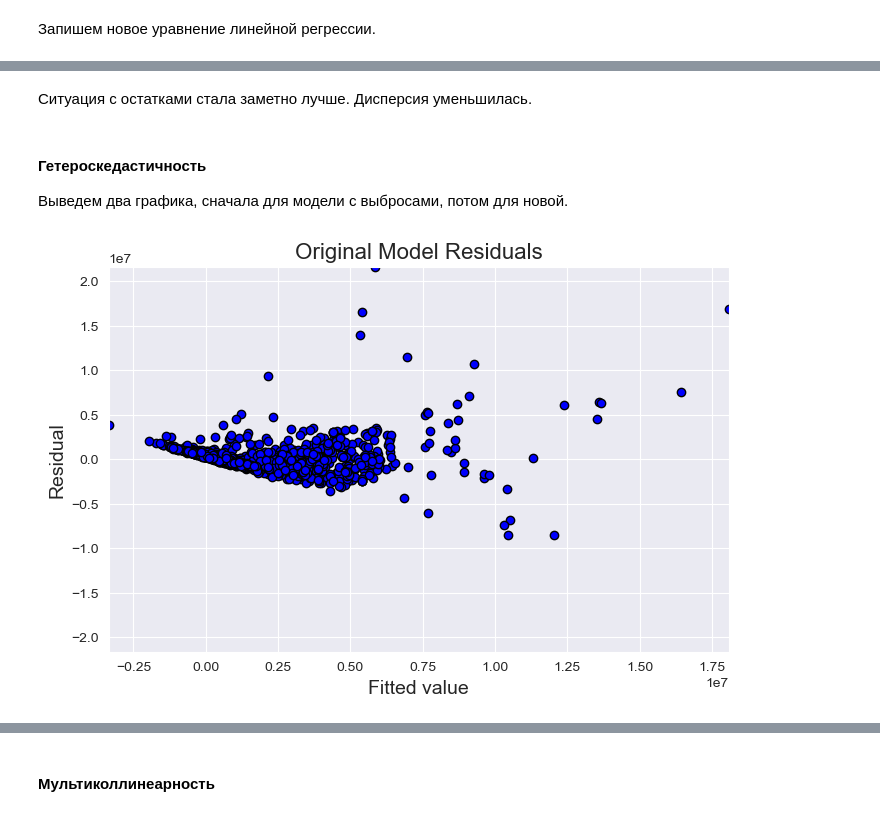
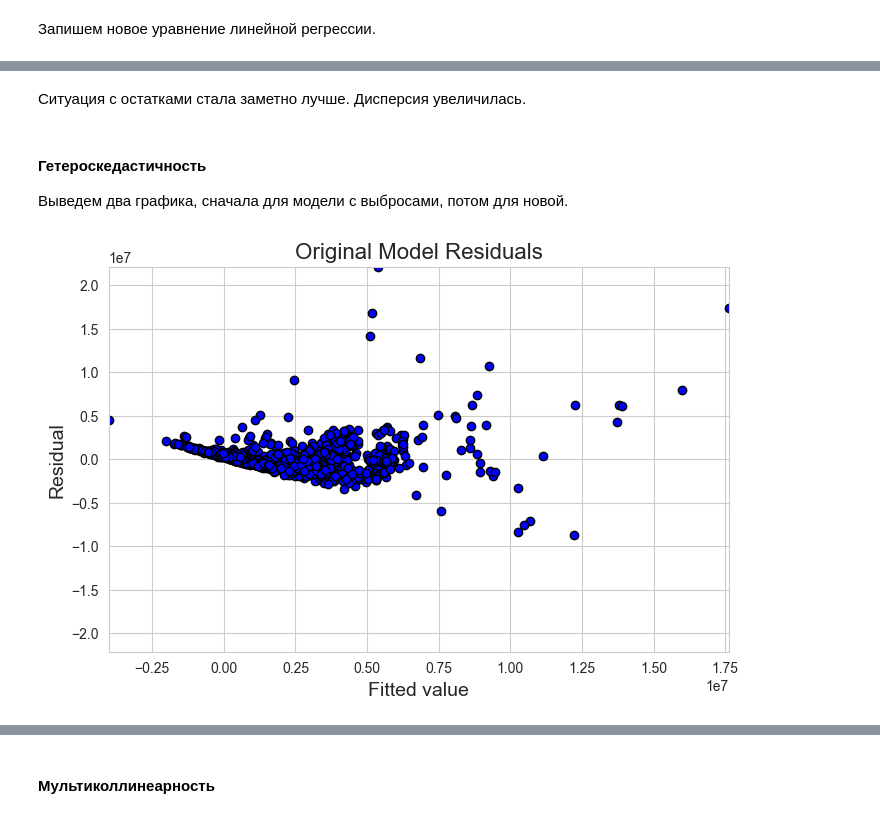
Before and after one commit to brshtsk/hell-in-python, a Jupyter notebook: Проект-авто.ipynb, the cells around one changed output, grey strips where cells are left out. Cells and saved outputs as stored; diff of their text form; code cells hidden in the pictures.

```diff
--- a/Проект-авто.ipynb
+++ b/Проект-авто.ipynb
@@ -593,7 +510,7 @@ sns.heatmap(correlation_matrix[['Price']].sort_values(by='Price', ascending=Fals
 
 Они были отобраны с учетом отсутствия мультиколлинеарности. Теперь построим завершающий хит-мап, чтобы окончательно оценить подбор.
 # %%
-df_linear = pd.concat([df_quantity_columns[['Price', 'Max Power', 'Width', 'Seating Capacity', 'Year', 'Kilometer']], df_dummies[['Drivetrain_AWD', 'Drivetrain_RWD', 'Transmission_Automatic']]], axis=1)
+df_linear = pd.concat([df_quantity_columns[['Price', 'Max Power', 'Width', 'Year', 'Kilometer']], df_dummies[['Drivetrain_AWD', 'Drivetrain_RWD', 'Transmission_Automatic']]], axis=1)
 correlation_matrix = df_linear.corr()
 plt.figure(figsize=(12, 8))
 sns.heatmap(correlation_matrix, annot=True, cmap='coolwarm')
@@ -627,12 +542,12 @@ sns.heatmap(correlation_matrix, annot=True, cmap='coolwarm')
 ### Построим модель!
 # %%
 import statsmodels.api as sm
-df_model = df_linear.dropna(subset=['Price', 'Max Power', 'Width', 'Seating Capacity', 'Year', 'Kilometer', 'Drivetrain_AWD', 'Drivetrain_RWD', 'Transmission_Automatic'])
-x_mult = df_model[['Max Power', 'Width', 'Seating Capacity', 'Year', 'Kilometer', 'Drivetrain_AWD', 'Drivetrain_RWD', 'Transmission_Automatic']]
+df_model = df_linear.dropna(subset=['Price', 'Max Power', 'Width', 'Year', 'Kilometer', 'Drivetrain_AWD', 'Drivetrain_RWD', 'Transmission_Automatic'])
+x_mult = df_model[['Max Power', 'Width', 'Year', 'Kilometer', 'Drivetrain_AWD', 'Drivetrain_RWD', 'Transmission_Automatic']]
 y = df_model['Price']
 x_mult_const = sm.add_constant(x_mult)
-new_model = sm.OLS(y, x_mult_const).fit()
-print(new_model.summary())
+model = sm.OLS(y, x_mult_const).fit()
+print(model.summary())
 # %% [output]
                             OLS Regression Results
 ==============================================================================
@@ -689,0 +604,8 @@ new_pvals
+# %%
+import statsmodels.api as sm
+df_model = df_linear.dropna(subset=['Price', 'Max Power', 'Width', 'Year', 'Kilometer', 'Drivetrain_AWD'])
+x_mult = df_model[['Max Power', 'Width', 'Year', 'Kilometer', 'Drivetrain_AWD']]
+y = df_model['Price']
+x_mult_const = sm.add_constant(x_mult)
+model = sm.OLS(y, x_mult_const).fit()
+print(model.summary())
@@ -897,22 +882,22 @@ P-value: 0.000
 # %% [markdown]
-Ситуация с остатками стала заметно лучше. Дисперсия уменьшилась.
+Ситуация с остатками стала заметно лучше. Дисперсия увеличилась.
 # %% [markdown]
 #### Гетероскедастичность
 Выведем два графика, сначала для модели с выбросами, потом для новой.
 # %%
 plt.figure(figsize=(8, 5))
-plt.scatter(x=new_model.fittedvalues, y=new_model.resid, color='blue', edgecolor='k')
+plt.scatter(x=model.fittedvalues, y=model.resid, color='blue', edgecolor='k')
 plt.grid(True)
 plt.xlabel('Fitted value', fontsize=14)
 plt.ylabel('Residual', fontsize=14)
 plt.title('Original Model Residuals', fontsize=16)
 
-plt.ylim(-max(abs(new_model.resid)), max(abs(new_model.resid)))
-plt.xlim(min(new_model.fittedvalues), max(new_model.fittedvalues))
+plt.ylim(-max(abs(model.resid)), max(abs(model.resid)))
+plt.xlim(min(model.fittedvalues), max(model.fittedvalues))
 
 plt.show()
 # %% [output]
-[figure, old version]
+[figure, new version]
 # %%
 plt.figure(figsize=(8, 5))
 plt.scatter(x=new_model.fittedvalues, y=new_model.resid, color='red', edgecolor='k')
```
Also changed, not shown: parts of 56 cells of this notebook.
